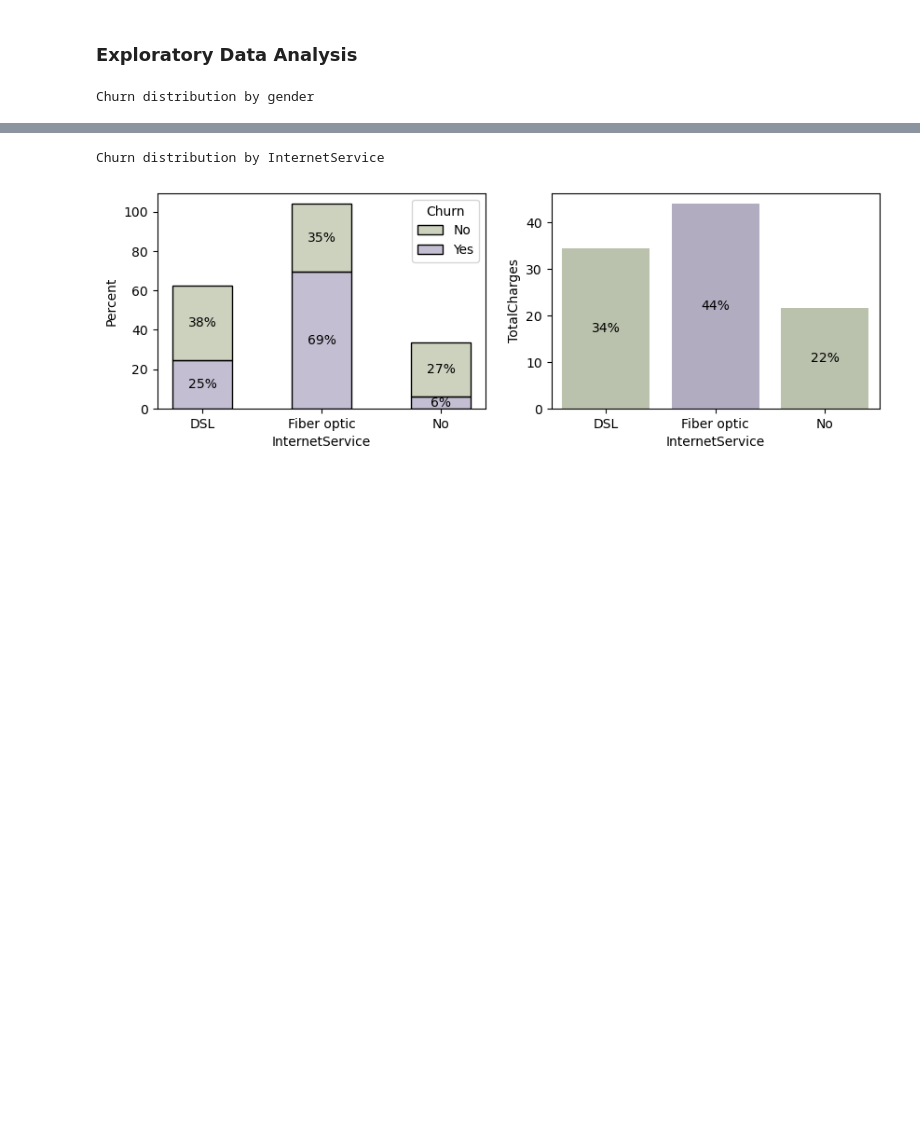
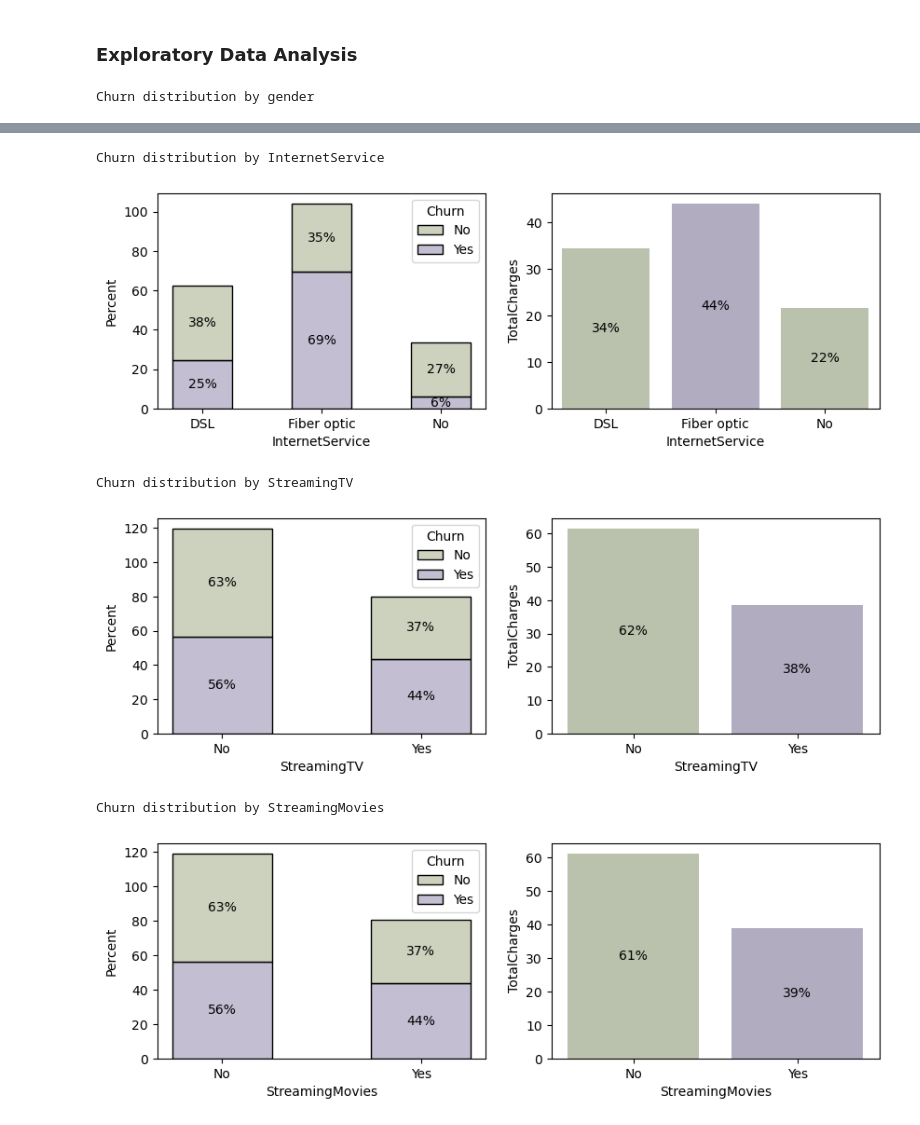
Before and after one commit to HP3-16/machine-learning-projects, a Jupyter notebook: telco-churn-pred/main_notebook.ipynb, the cells around one changed output, grey strips where cells are left out. Saved outputs shown, nothing was run; the diff lists cells and outputs as text; code cells hidden in the pictures; blank space fills up the shorter version.

```diff
--- a/telco-churn-pred/main_notebook.ipynb
+++ b/telco-churn-pred/main_notebook.ipynb
@@ -151,7 +154,11 @@ from ExplDataAnalysis import plot_expl
 # %%
-plot_expl(df,['gender','InternetService'])
+plot_expl(df,['gender','InternetService','StreamingTV','StreamingMovies'])
 # %% [output]
 Churn distribution by gender
 [figure]
 Churn distribution by InternetService
 [figure]
+Churn distribution by StreamingTV
+[figure, added]
+Churn distribution by StreamingMovies
+[figure, added]
```
Also changed, not shown: parts of 37 cells of this notebook, 1 other file.
